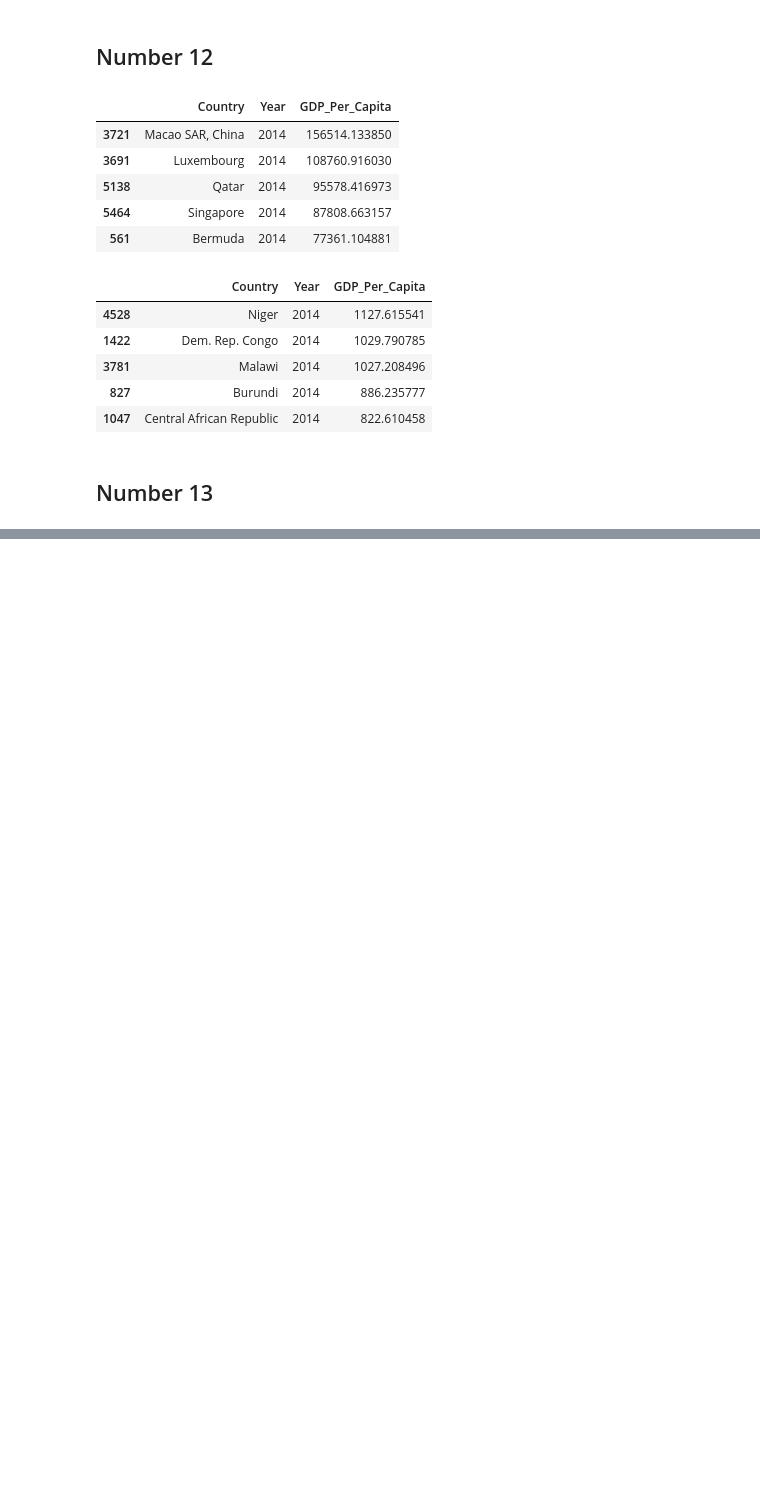
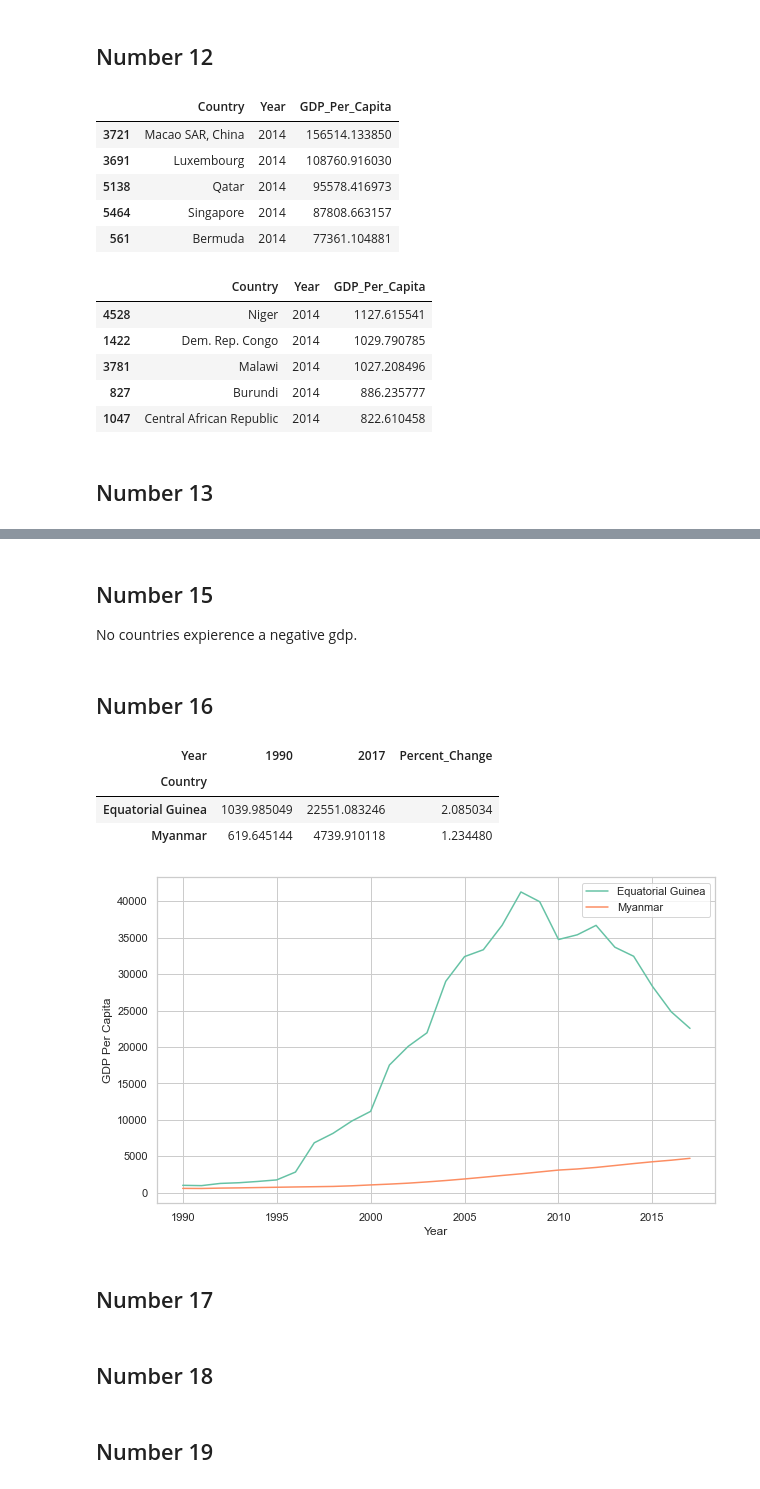
Before and after one commit to nss-data-science-cohort-6/un_data_question-hcgreer, a Jupyter notebook: notebooks/UN_Data_Exploration.ipynb, the cells around one changed output, grey strips where cells are left out. Cells and saved outputs as stored; diff of their text form; code cells hidden in the pictures; blank space fills up the shorter version.

```diff
--- a/notebooks/UN_Data_Exploration.ipynb
+++ b/notebooks/UN_Data_Exploration.ipynb
@@ -190,0 +205,32 @@ gdp_pivoted
+# %% [markdown]
+## Number 15
+No countries expierence a negative gdp.
+# %% [markdown]
+## Number 16
+# %%
+gdp_pivoted.sort_values(by = 'Percent_Change', ascending = False).head(2)
+# %% [output]
+| Year | 1990 | 2017 | Percent_Change |
+| Country |  |  |  |
+| Equatorial Guinea | 1039.985049 | 22551.083246 | 2.085034 |
+| Myanmar | 619.645144 | 4739.910118 | 1.234480 |
+# %%
+gdp_equ_guinea = gdp_df.loc[gdp_df['Country'] == 'Equatorial Guinea']
+#gdp_equ_guinea = gdp_equ_guinea[gdp_equ_guinea['Year'] >= 1990 and gdp_equ_guinea['Year'] <= 2017]
+gdp_equ_guinea = gdp_equ_guinea[gdp_equ_guinea['Year'] < 2018]
+#gdp_equ_guinea = gdp_equ_guinea[gdp_equ_guinea['Year'] > 1992]
+# %%
+gdp_myanmar = gdp_df.loc[gdp_df['Country'] == 'Myanmar']
+gdp_myanmar = gdp_myanmar[gdp_myanmar['Year'] < 2018]
+# %%
+plt.figure(figsize = (10,6))
+plt.plot('Year', 'GDP_Per_Capita', data = gdp_equ_guinea, label = 'Equatorial Guinea')
+plt.plot('Year', 'GDP_Per_Capita', data = gdp_myanmar, label = 'Myanmar')
+plt.xlabel('Year')
+plt.ylabel('GDP Per Capita')
+plt.legend()
+plt.show()
+# %% [output]
+[figure, added]
+# %% [markdown]
+## Number 17
@@ -190,0 +239,2 @@ gdp_pivoted
+# %% [markdown]
+## Number 18
@@ -190,0 +243,2 @@ gdp_pivoted
+# %% [markdown]
+## Number 19
```
Also changed, not shown: parts of 7 cells of this notebook.
